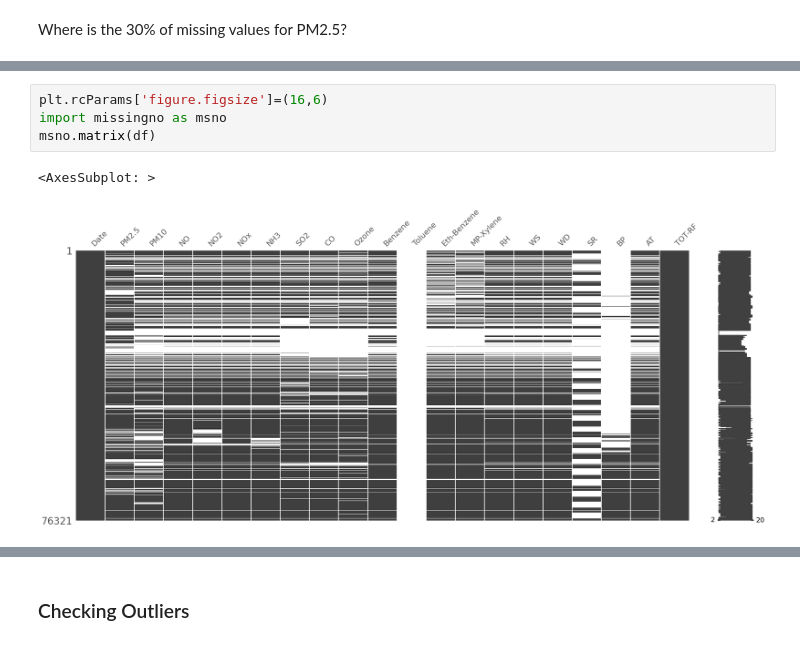
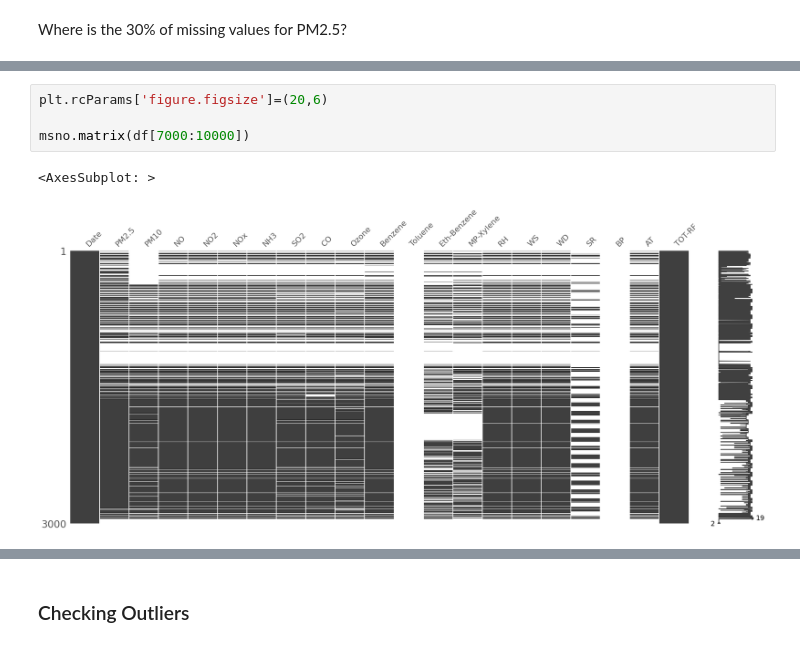
Before and after one commit to OmdenaAI/omdena-mumbai-chapter-air-quality, a Jupyter notebook: src/tasks/task-2-eda/cpcb_data_eda.ipynb, the cells around one changed output, grey strips where cells are left out. Saved outputs shown, nothing was run; the diff lists cells and outputs as text.

```diff
--- a/src/tasks/task-2-eda/cpcb_data_eda.ipynb
+++ b/src/tasks/task-2-eda/cpcb_data_eda.ipynb
@@ -145,7 +152,7 @@ Where is the 30% of missing values for PM2.5?
 # %%
-plt.rcParams['figure.figsize']=(16,6)
-import missingno as msno
-msno.matrix(df)
+plt.rcParams['figure.figsize']=(20,6)
+
+msno.matrix(df[7000:10000])
 # %% [output]
 <AxesSubplot: >
-[figure, old version]
+[figure, new version]
```
Also changed, not shown: parts of 41 cells of this notebook.
